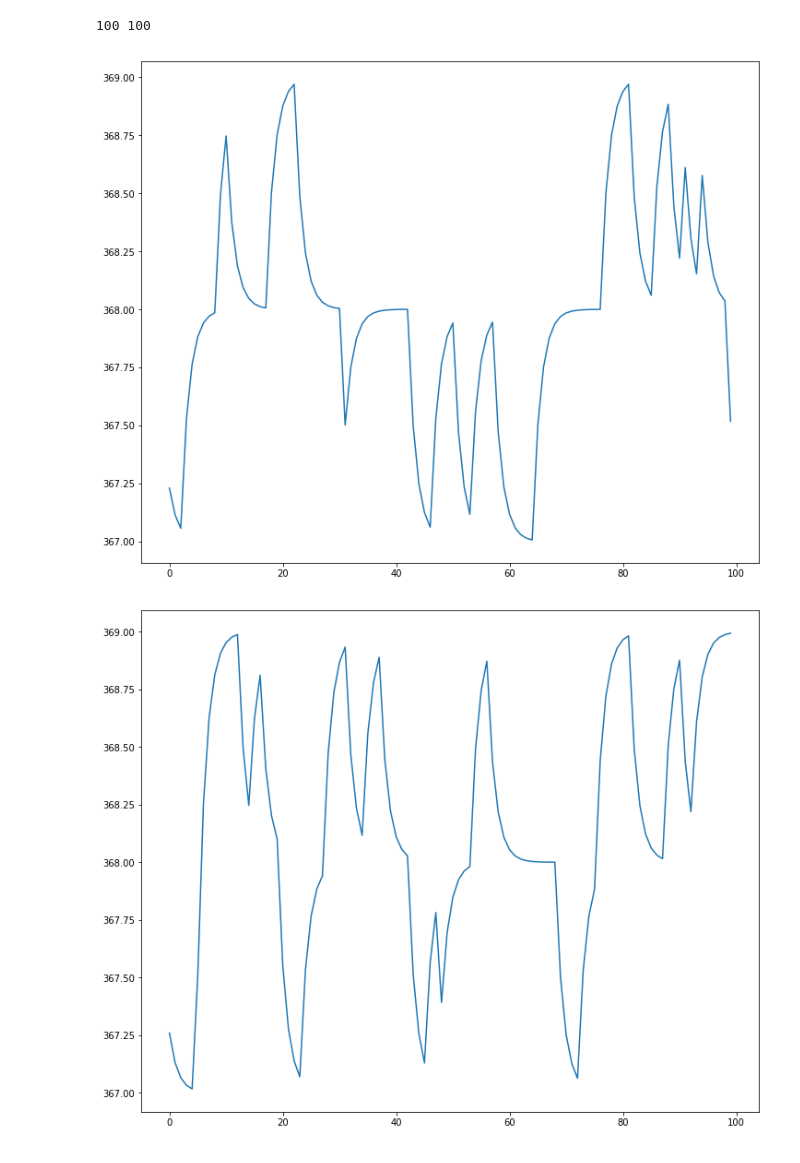
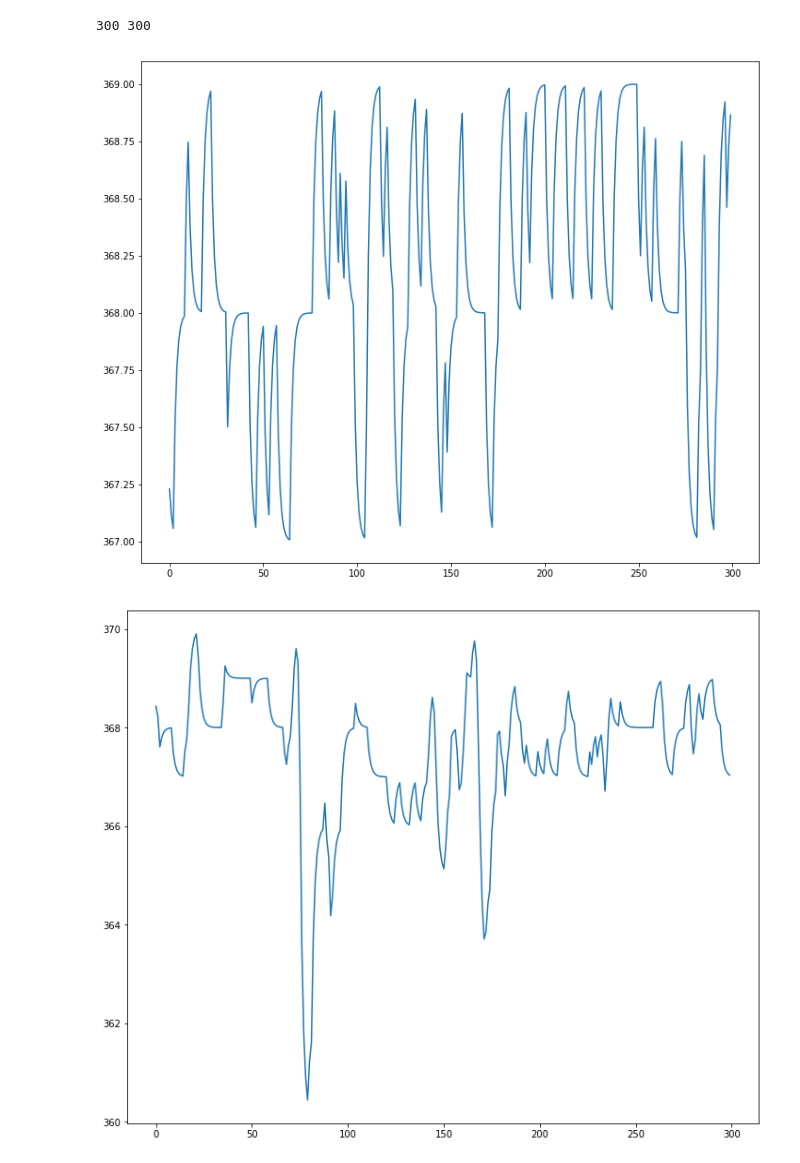
Before and after one commit to A101110/models, a Jupyter notebook: Exponential_pred.ipynb, the cells around one changed output. Saved outputs shown, nothing was run; the diff lists cells and outputs as text; code cells hidden in the pictures.

```diff
--- a/Exponential_pred.ipynb
+++ b/Exponential_pred.ipynb
@@ -23,3 +23,6 @@ from statsmodels.graphics.tsaplots import plot_acf, plot_pacf
 import warnings
 from statsmodels.tools.sm_exceptions import ConvergenceWarning
 warnings.filterwarnings('ignore')
+# %%
+sm.tools.print_version.show_versions(show_dirs=True)
+rcParams['figure.figsize'] = 12, 10
@@ -43,27 +64,27 @@ def df_test(frame_col):
 # %%
 start = datetime.datetime.now()
 timer_train = []
 timer_test = []
 batch_train = []
 batch_test = []
 n = 4000
-border = 4100
-num = 4200
+border = 4300
+num = 4600
 for i in range (0, border-n):
     timer_train.append(pd.to_datetime((sheet.cell(row = i+n, column = 8).value)))
     batch_train.append(float(sheet.cell(row = i+n, column = 2).value))
 for j in range (border-n, num-n):
     timer_test.append(pd.to_datetime((sheet.cell(row = i+n, column = 8).value)))
     batch_test.append(float(sheet.cell(row = j+n, column = 2).value))
 print(len(batch_train), len(batch_test))
 plt.plot(batch_train)
 plt.show()
 plt.plot(batch_test)
 plt.show()
 # %% [output]
-100 100
+300 300
-[figure, old version]
+[figure, new version]
-[figure, old version]
+[figure, new version]
 # %%
 df1 =  pd.DataFrame(columns = ["flow1", "time"])
 df1.time = timer_train
```
Also changed, not shown: parts of 7 cells of this notebook.
